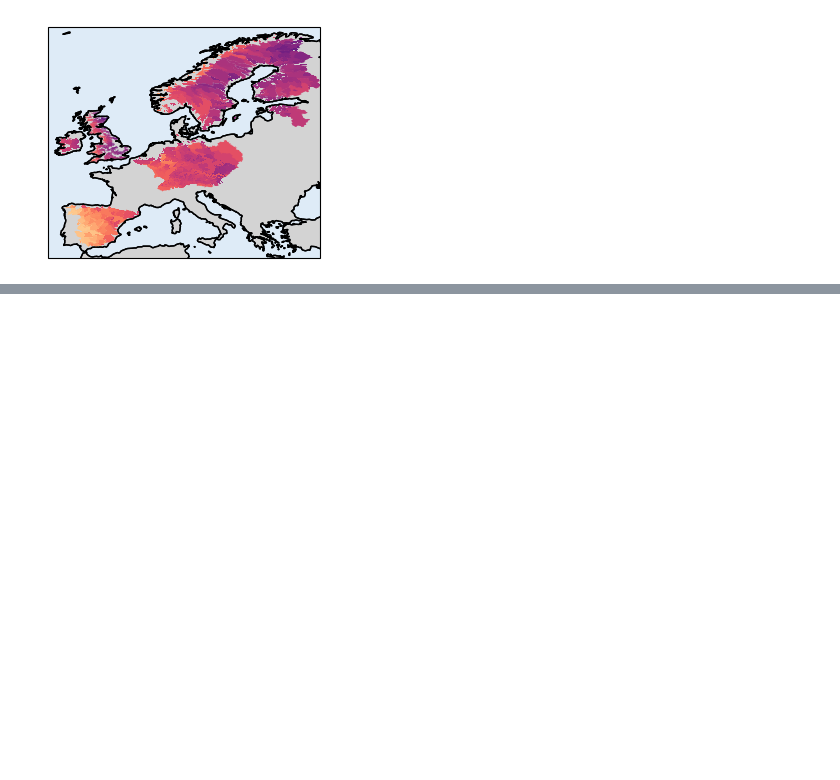
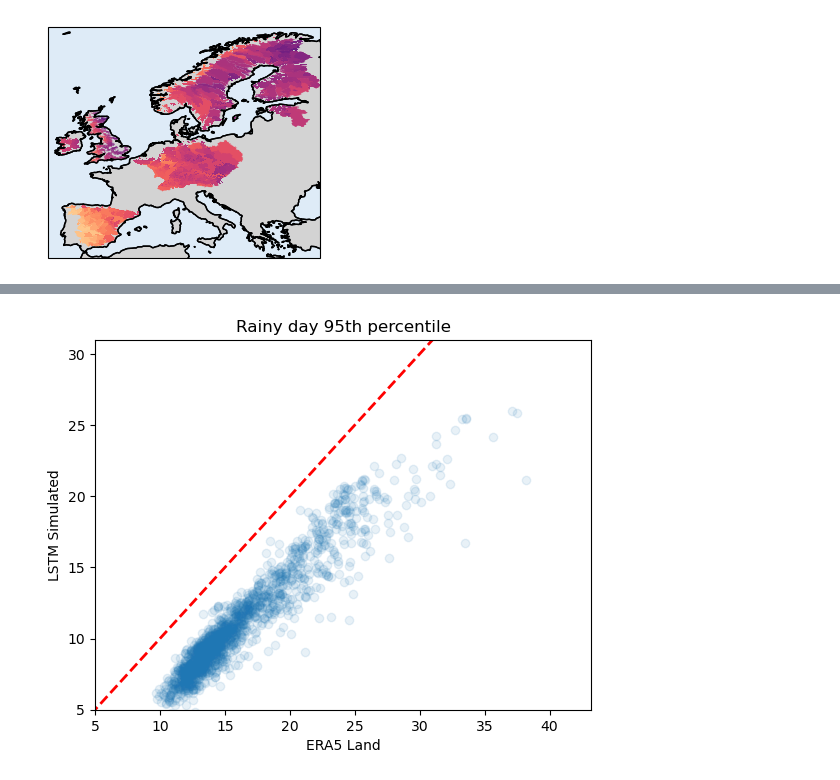
Before and after one commit to Ash-Manoj/lstm_backward, a Jupyter notebook: results/with_discharge/spatial_analysis.ipynb, the cells around one changed output, grey strips where cells are left out. Saved outputs shown, nothing was run; the diff lists cells and outputs as text; code cells hidden in the pictures; blank space fills up the shorter version.

```diff
--- a/results/with_discharge/spatial_analysis.ipynb
+++ b/results/with_discharge/spatial_analysis.ipynb
@@ -478,0 +382,22 @@ See the caveats in the documentation: https://pandas.pydata.org/pandas-docs/stab
+# %%
+# Plot the scatter plot with alpha for transparency
+plt.scatter(merged['era5_r95p_1'], merged['y_sim_r95p_1'], alpha=0.1)
+
+# Add labels and title
+plt.xlabel('ERA5 Land')
+plt.ylabel('LSTM Simulated')
+plt.title('Rainy day 95th percentile')
+
+# Set axis limits (optional, adjust as needed)
+plt.xlim(5, merged['era5_r95p_1'].max() + 5)  # Adding a margin
+plt.ylim(5, merged['y_sim_r95p_1'].max() + 5)  # Adding a margin
+
+# Add a 1:1 reference line (y = x)
+min_val = min(merged[['era5_r95p_1', 'y_sim_r95p_1']].min())
+max_val = max(merged[['era5_r95p_1', 'y_sim_r95p_1']].max())
+plt.plot([min_val, max_val], [min_val, max_val], 'r--', lw=2)
+
+# Show the plot
+plt.show()
+# %% [output]
+[figure, added]
```
Also changed, not shown: parts of 17 cells of this notebook, 1 other file.
